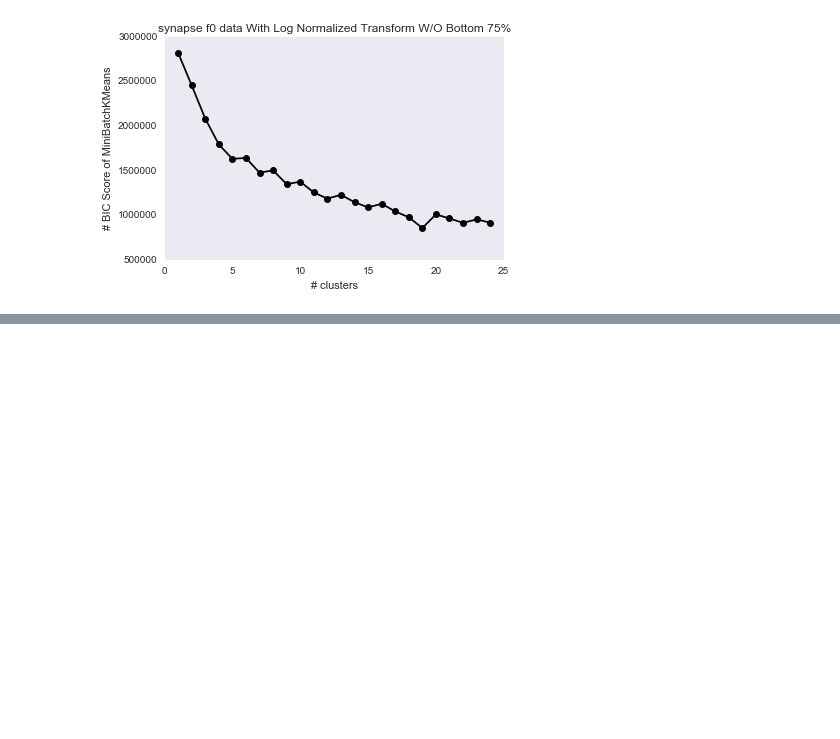
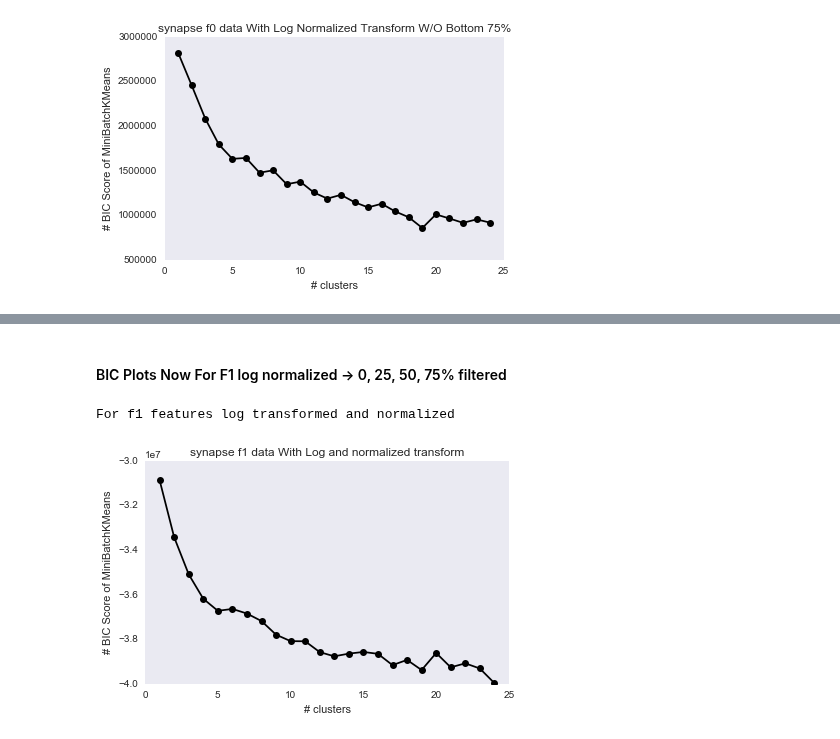
Before and after one commit to Upward-Spiral-Science/the-vat, a Jupyter notebook: New Exploring/exploratory analysis.ipynb, the cells around one changed output, grey strips where cells are left out. Saved outputs shown, nothing was run; the diff lists cells and outputs as text; code cells hidden in the pictures; blank space fills up the shorter version.

```diff
--- a/New Exploring/exploratory analysis.ipynb
+++ b/New Exploring/exploratory analysis.ipynb
@@ -545,0 +876,11 @@ For f0 features Log Transform and Normalized Filtered out bottom 75%
+# %%
+print 'channels: ', channel, '\n'
+print 'channel types: ', channeltype, '\n'
+
+channel_inhib_excit = ['ex.pre','ex.pre','ex.pre','ex.pre','ex.pre','in.pre.small',
+               'ex.post','ex.post','ex.post','ex.post','in.pre','in.pre',
+               'in.pre','in.post','in.post','in.post']
+
+# get only the channels with known excitatory and inhibitory
+channeltype = np.array(channeltype)
+inhib_excit_indices = [idx for idx, x in enumerate(channeltype) if x in channel_inhib_excit]
@@ -545,0 +891,26 @@ For f0 features Log Transform and Normalized Filtered out bottom 75%
+# %% [markdown]
+#### BIC Plots Now For F1 log normalized -> 0, 25, 50, 75% filtered
+# %%
+data = np.load('../data/synapse_f1_features_log_normalized.npy')
+X = data  # extract only the features
+X = X[:,inhib_excit_indices]
+
+ks = range(1,25)
+# run 9 times kmeans and save each result in the KMeans object
+KMeans = [cluster.MiniBatchKMeans(n_clusters = i, init="k-means++").fit(X) for i in ks]
+
+# now run for each cluster the BIC computation
+BIC = [-compute_bic(kmeansi,X) for kmeansi in KMeans]
+
+plt.plot(ks,BIC,'k-o')
+ax=plt.gca()
+plt.title("synapse f1 data With Log and normalized transform")
+plt.xlabel("# clusters")
+plt.ylabel("# BIC Score of MiniBatchKMeans")
+ax.grid(False)
+plt.tight_layout()
+
+print "For f1 features log transformed and normalized"
+# %% [output]
+For f1 features log transformed and normalized
+[figure, added]
```
Also changed, not shown: parts of 25 cells of this notebook, 1 other file.
